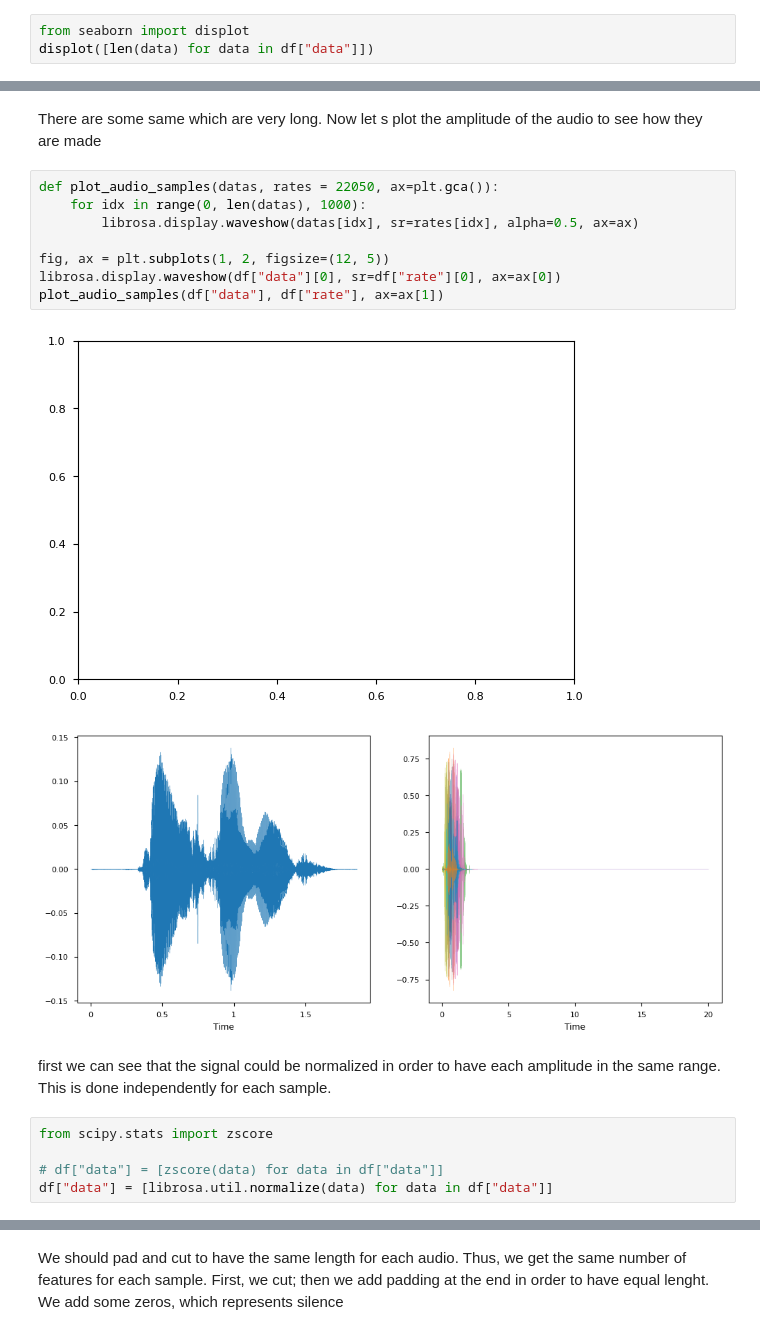
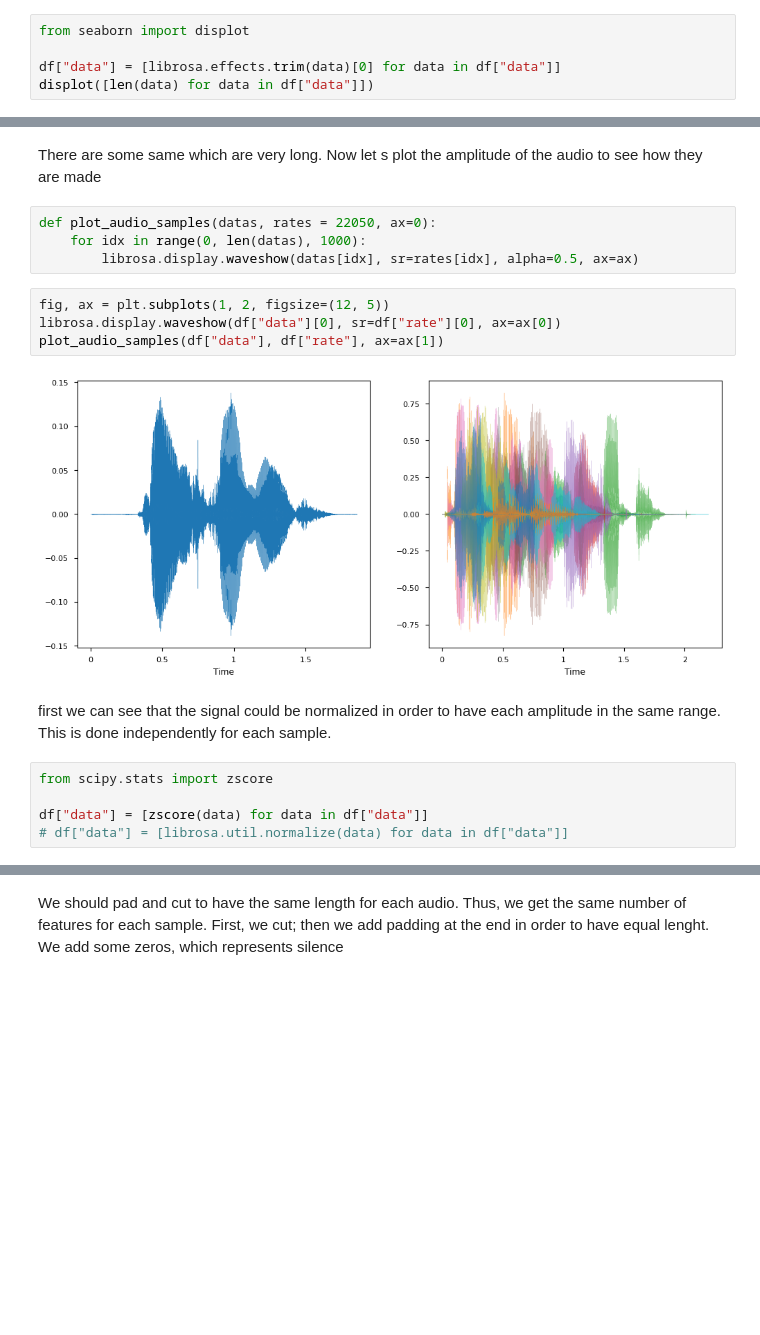
Before and after one commit to Ruglio/DSL-project, a Jupyter notebook: python/code.ipynb, the cells around one changed output, grey strips where cells are left out. Drawn from its saved outputs; the diff is of its cells as text; blank space fills up the shorter version.

```diff
--- a/python/code.ipynb
+++ b/python/code.ipynb
@@ -100,6 +100,8 @@ Moreover, there are two type of sample rates.
 The distribution of the length of data is the following
 # %%
 from seaborn import displot
+
+df["data"] = [librosa.effects.trim(data)[0] for data in df["data"]]
 displot([len(data) for data in df["data"]])
 # %% [output]
 <seaborn.axisgrid.FacetGrid at 0x...>
@@ -107,24 +109,23 @@ displot([len(data) for data in df["data"]])
 # %% [markdown]
 There are some same which are very long. Now let s plot the amplitude of the audio to see how they are made
+# %%
+def plot_audio_samples(datas, rates = 22050, ax=0):
+    for idx in range(0, len(datas), 1000):
+        librosa.display.waveshow(datas[idx], sr=rates[idx], alpha=0.5, ax=ax)
 # %%
-def plot_audio_samples(datas, rates = 22050, ax=plt.gca()):
-    for idx in range(0, len(datas), 1000):
-        librosa.display.waveshow(datas[idx], sr=rates[idx], alpha=0.5, ax=ax)
-
 fig, ax = plt.subplots(1, 2, figsize=(12, 5))
 librosa.display.waveshow(df["data"][0], sr=df["rate"][0], ax=ax[0])
 plot_audio_samples(df["data"], df["rate"], ax=ax[1])
 # %% [output]
-[figure, old version]
+[figure, new version]
-[figure, removed]
 # %% [markdown]
 first we can see that the signal could be normalized in order to have each amplitude in the same range.
 This is done independently for each sample.
 # %%
 from scipy.stats import zscore
 
-# df["data"] = [zscore(data) for data in df["data"]]
-df["data"] = [librosa.util.normalize(data) for data in df["data"]]
+df["data"] = [zscore(data) for data in df["data"]]
+# df["data"] = [librosa.util.normalize(data) for data in df["data"]]
 # %%
 fig, ax = plt.subplots(1, 2, figsize=(12, 5))
 librosa.display.waveshow(df["data"][0], sr=df["rate"][0], ax=ax[0])
```
Also changed, not shown: parts of 24 cells of this notebook.
